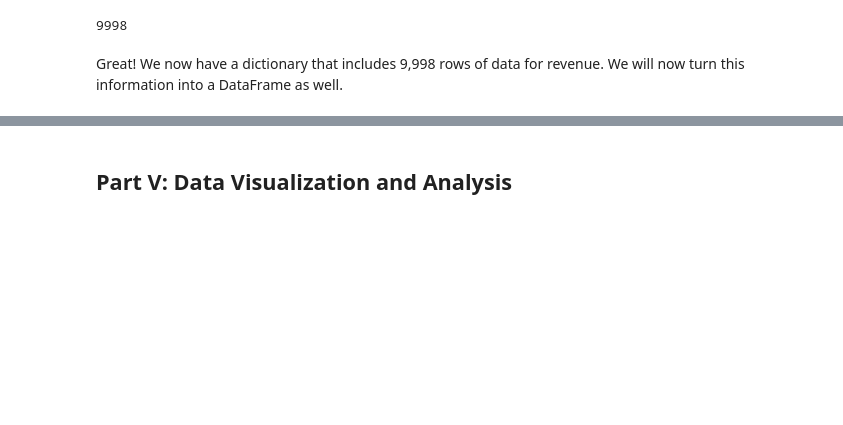
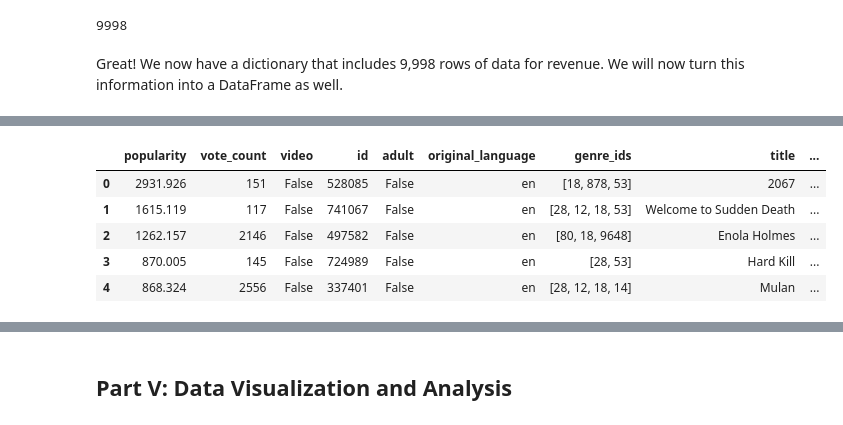
Before and after one commit to adinas94/Phase-1-Microsoft-Movies, a Jupyter notebook: Data Cleaning Notebook for project.ipynb, the cells around one changed output, grey strips where cells are left out. Cells and saved outputs as stored; diff of their text form; code cells hidden in the pictures; blank space fills up the shorter version.

```diff
--- a/Data Cleaning Notebook for project.ipynb
+++ b/Data Cleaning Notebook for project.ipynb
@@ -308,6 +409,6 @@ memory usage: 156.2 KB
 Our final step in the data cleaning process will be to join these two newly created DataFrames together, in order to have one clear DataFrames that includes all of the information that we would like to consider using for our analysis. Lastly, we will remove unnecessary columns from our DataFrames in order to provide a final clean table. Then, we will save these DataFrames to a new csv file so that they can be accessed in our next notebook, which is where we will conduct our exploratory analysis and create data visualizations.
 # %%
 # Join the two tables together on movie id
-total_df = df.merge(revenue, left_on="id", right_index=True)
+total_pop_df = pop.merge(pop_revenue, left_on="id", right_index=True)
 # %%
 # View the first two rows of the DataFrame to see that revenue was joined correctly
@@ -316,8 +421,15 @@ total_df.head(2)
 # Drop poster path, backdrop path and overview as these columns contain text we will not use.
 # Drop original_title since we will use the "title" column as a reference instead.
 
-total_df = total_df.drop(['poster_path', 'backdrop_path', 'overview', 'original_title'], axis=1)
+total_pop_df = total_pop_df.drop(['poster_path', 'backdrop_path', 'overview', 'original_title'], axis=1)
 # %%
-total_df.head()
+total_pop_df.head()
+# %% [output]
+|  | popularity | vote_count | video | id | adult | original_language | genre_ids | title | ... |
+| 0 | 2931.926 | 151 | False | 528085 | False | en | [18, 878, 53] | 2067 | ... |
+| 1 | 1615.119 | 117 | False | 741067 | False | en | [28, 12, 18, 53] | Welcome to Sudden Death | ... |
+| 2 | 1262.157 | 2146 | False | 497582 | False | en | [80, 18, 9648] | Enola Holmes | ... |
+| 3 | 870.005 | 145 | False | 724989 | False | en | [28, 53] | Hard Kill | ... |
+| 4 | 868.324 | 2556 | False | 337401 | False | en | [28, 12, 18, 14] | Mulan | ... |
 # %%
 # Save the new DataFrame to csv file
```
Also changed, not shown: parts of 29 cells of this notebook, 2 other files.
